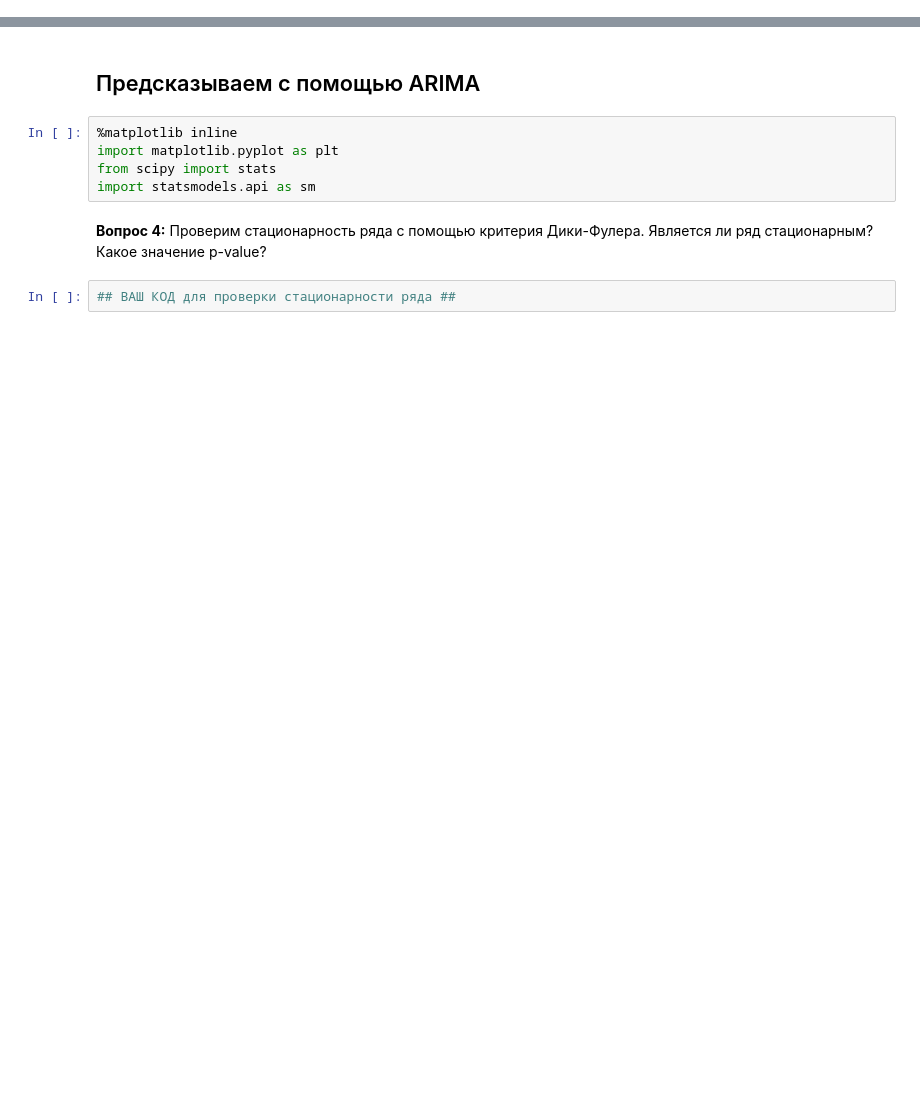
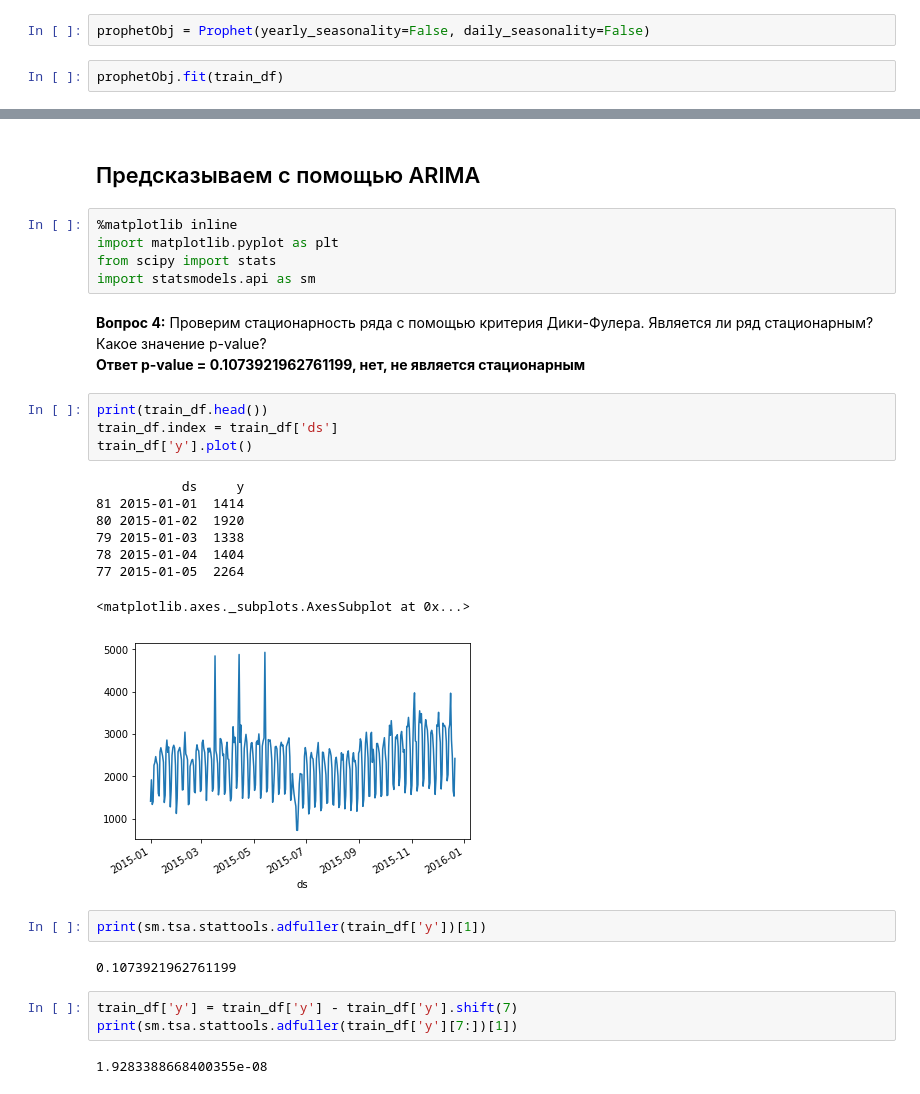
Before and after one commit to Lynniey/ods2018, a Jupyter notebook: lab_09/assignment09_time_series.ipynb, the cells around one changed output, grey strips where cells are left out. Cells and saved outputs as stored; diff of their text form; blank space fills up the shorter version.

```diff
--- a/lab_09/assignment09_time_series.ipynb
+++ b/lab_09/assignment09_time_series.ipynb
@@ -77,0 +83,4 @@ train_df = df[:-predictions].copy()
+# %%
+prophetObj = Prophet(yearly_seasonality=False, daily_seasonality=False)
+# %%
+prophetObj.fit(train_df)
@@ -93,6 +132,27 @@ import matplotlib.pyplot as plt
 from scipy import stats
 import statsmodels.api as sm
 # %% [markdown]
-**Вопрос 4:** Проверим стационарность ряда с помощью критерия Дики-Фулера. Является ли ряд стационарным? Какое значение p-value?
+**Вопрос 4:** Проверим стационарность ряда с помощью критерия Дики-Фулера. Является ли ряд стационарным? Какое значение p-value?<br>
+**Ответ p-value = 0.1073921962761199, нет, не является стационарным**
-# %%
-## ВАШ КОД для проверки стационарности ряда ##
+# %%
+print(train_df.head())
+train_df.index = train_df['ds']
+train_df['y'].plot()
+# %% [output]
+           ds     y
+81 2015-01-01  1414
+80 2015-01-02  1920
+79 2015-01-03  1338
+78 2015-01-04  1404
+77 2015-01-05  2264
+<matplotlib.axes._subplots.AxesSubplot at 0x...>
+[figure, added]
+# %%
+print(sm.tsa.stattools.adfuller(train_df['y'])[1])
+# %% [output]
+0.1073921962761199
+# %%
+train_df['y'] = train_df['y'] - train_df['y'].shift(7)
+print(sm.tsa.stattools.adfuller(train_df['y'][7:])[1])
+# %% [output]
+1.9283388668400355e-08
```
Also changed, not shown: parts of 21 cells of this notebook.
